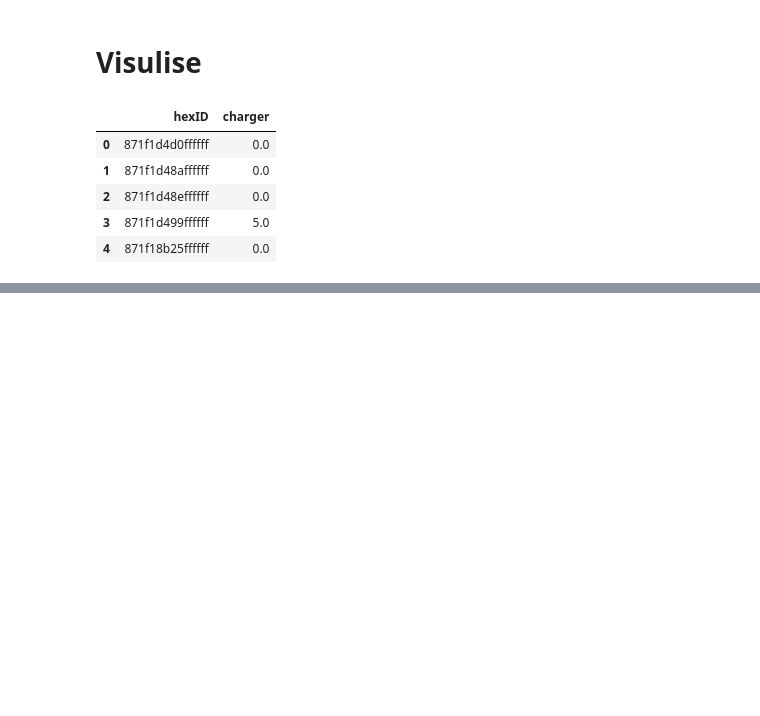
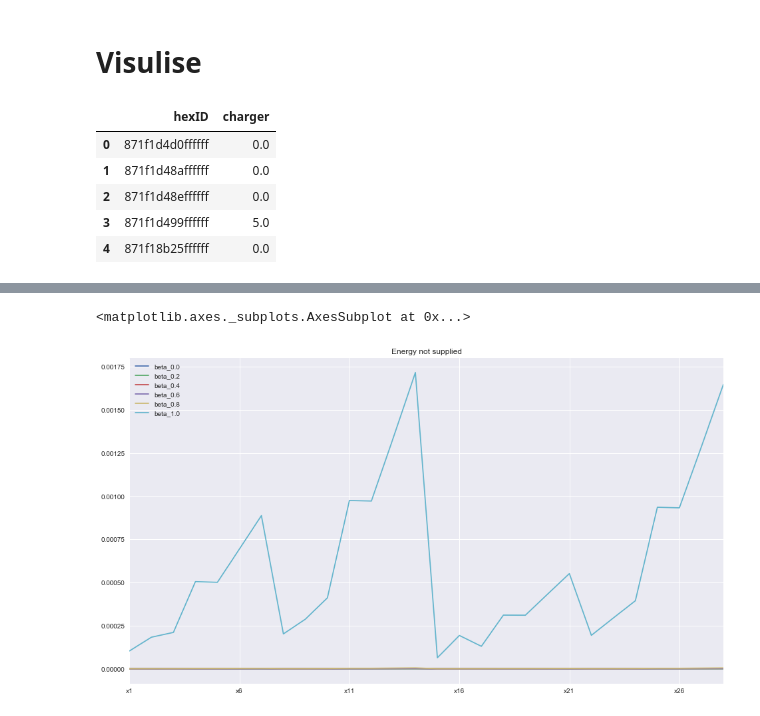
Before and after one commit to Pyosch/ATIS3_Group, a Jupyter notebook: visualise_Results.ipynb, the cells around one changed output, grey strips where cells are left out. Drawn from its saved outputs; the diff is of its cells as text; code cells hidden in the pictures; blank space fills up the shorter version.

```diff
--- a/visualise_Results.ipynb
+++ b/visualise_Results.ipynb
@@ -62,0 +103,5 @@ map
+# %%
+df_E_not_supplied_beta.plot(title="Energy not supplied", figsize = figsize)
+# %% [output]
+<matplotlib.axes._subplots.AxesSubplot at 0x...>
+[figure, added]
```
Also changed, not shown: parts of 20 cells of this notebook.
